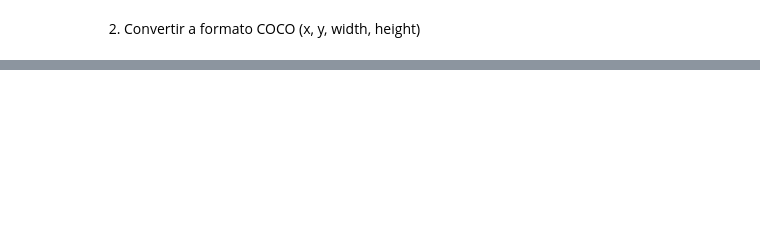
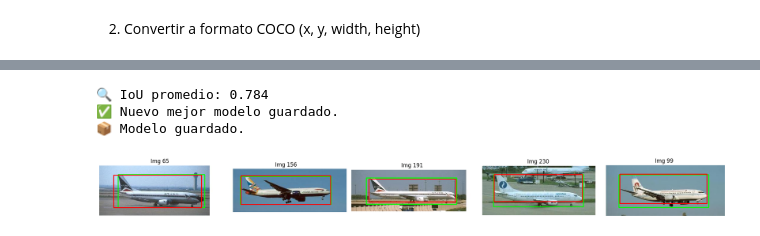
Before and after one commit to cmblandon/computer_vision, a Jupyter notebook: Taller05-Deteccion/taller_05_deteccion.ipynb, the cells around one changed output, grey strips where cells are left out. Saved outputs shown, nothing was run; the diff lists cells and outputs as text; code cells hidden in the pictures; blank space fills up the shorter version.

```diff
--- a/Taller05-Deteccion/taller_05_deteccion.ipynb
+++ b/Taller05-Deteccion/taller_05_deteccion.ipynb
@@ -161,21 +224,24 @@ from torch.utils.data import Dataset, DataLoader
 from torchvision import transforms
 from PIL import Image
 
+# Esta clase personalizada de Dataset permite cargar imágenes y sus bounding boxes normalizados desde un DataFrame.
+# Es compatible con DataLoader de PyTorch para entrenamiento por lotes.
+
 class AirplaneDataset(Dataset):
     def __init__(self, dataframe, transform=None):
-        self.dataframe = dataframe
-        self.transform = transform
+        self.dataframe = dataframe  # DataFrame con rutas de imágenes y bounding boxes normalizados
+        self.transform = transform  # Transformaciones de aumento y preprocesamiento
 
     def __len__(self):
-        return len(self.dataframe)
+        return len(self.dataframe)  # Número total de muestras
 
     def __getitem__(self, idx):
         row = self.dataframe.iloc[idx]
-        image = Image.open(row['image_path']).convert('RGB')
-        bbox = torch.tensor(row['bbox_norm'], dtype=torch.float32)
+        image = Image.open(row['image_path']).convert('RGB')  # Carga la imagen
+        bbox = torch.tensor(row['bbox_norm'], dtype=torch.float32)  # Bounding box normalizado
         if self.transform:
-            image = self.transform(image)
-        return image, bbox
+            image = self.transform(image)  # Aplica transformaciones si existen
+        return image, bbox  # Devuelve la imagen y su bounding box
 
 # Aumentación y normalización
 transform = transforms.Compose([
@@ -185,9 +251,12 @@ transform = transforms.Compose([
     transforms.ToTensor(),
 ])
 
-# Crear dataset y dataloader
-dataset = AirplaneDataset(df, transform=transform)
-dataloader = DataLoader(dataset, batch_size=8, shuffle=True)
+# Crear dataset y dataloader train y test
+dataset_train = AirplaneDataset(df_train, transform=transform)
+dataloader_train = DataLoader(dataset_train, batch_size=8, shuffle=True)
+
+dataset_test = AirplaneDataset(df_test, transform=transform)
+dataloader_test = DataLoader(dataset_test, batch_size=8, shuffle=False)
 # %%
 import torch.nn as nn
 from torchvision.models import resnet18, resnet34
@@ -233,7 +303,7 @@ EPOCHS = 15
 for epoch in range(EPOCHS):
     model.train()
     running_loss = 0.0
-    for images, targets in dataloader:
+    for images, targets in dataloader_train:
         images, targets = images.to(device), targets.to(device)
         outputs = model(images)
         loss = criterion(outputs, targets)
@@ -242,6 +312,6 @@ for epoch in range(EPOCHS):
         optimizer.step()
         running_loss += loss.item()
 
-    avg_loss = running_loss / len(dataloader)
+    avg_loss = running_loss / len(dataloader_train)
     print(f"🔁 Epoch {epoch+1}/{EPOCHS} - Loss promedio: {avg_loss:.4f}")
 # %% [output]
@@ -256,7 +338,7 @@ import copy
 model.eval()
 ious = []
 for i in range(20):
-    image, target = dataset[i]
+    image, target = dataset_test[i]
     image = image.unsqueeze(0).to(device)
     pred = model(image).detach().cpu().numpy().flatten()
     true = target.numpy().flatten()
@@ -275,35 +357,41 @@ if avg_iou > best_iou:
 
 torch.save(best_model, "mejor_modelo_bbox.pth")
 print("📦 Modelo guardado.")
+# %% [output]
+🔍 IoU promedio: 0.784
+✅ Nuevo mejor modelo guardado.
+📦 Modelo guardado.
 # %%
 # box verde en la imagen: Ground Truth (bounding box real del avión)
 # box rojo en la imagen: Predicción del modelo (bounding box predicha)
 import matplotlib.pyplot as plt
 import cv2
 import random
 
 def visualize_predictions(model, dataset, num_images=5):
     model.eval()
     indices = random.sample(range(len(dataset)), num_images)
     fig, axes = plt.subplots(1, num_images, figsize=(20, 5))
 
     for i, idx in enumerate(indices):
         image, true_bbox = dataset[idx]
         image_input = image.unsqueeze(0).to(device)
         pred_bbox = model(image_input).detach().cpu().numpy().flatten()
         true = [int(x * 512) for x in true_bbox]
         pred = [int(x * 512) for x in pred_bbox]
-        image_path = df.iloc[idx]['image_path']
+        image_path = dataset.dataframe.iloc[idx]['image_path']
         img = cv2.imread(image_path)
         if img is None:
             continue
         img = cv2.cvtColor(img, cv2.COLOR_BGR2RGB)
         cv2.rectangle(img, (true[0], true[1]), (true[2], true[3]), (0, 255, 0), 2)
         cv2.rectangle(img, (pred[0], pred[1]), (pred[2], pred[3]), (255, 0, 0), 2)
         axes[i].imshow(img)
         axes[i].set_title(f'Img {idx}')
         axes[i].axis('off')
     plt.tight_layout()
     plt.show()
 
-visualize_predictions(model, dataset, num_images=5)
+visualize_predictions(model, dataset_test, num_images=5)
+# %% [output]
+[figure, added]
```
Also changed, not shown: parts of 8 cells of this notebook, 1 other file.
